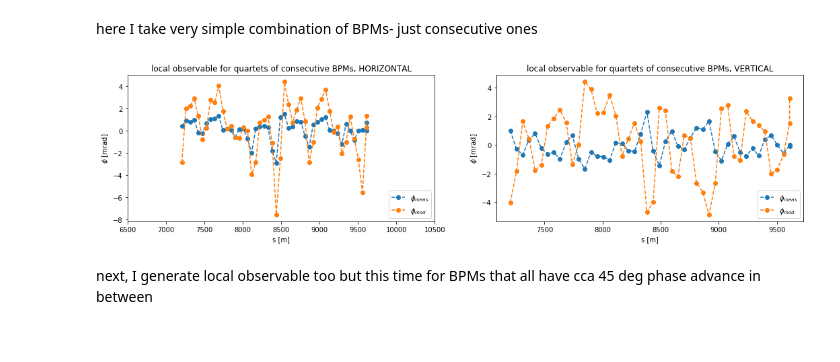
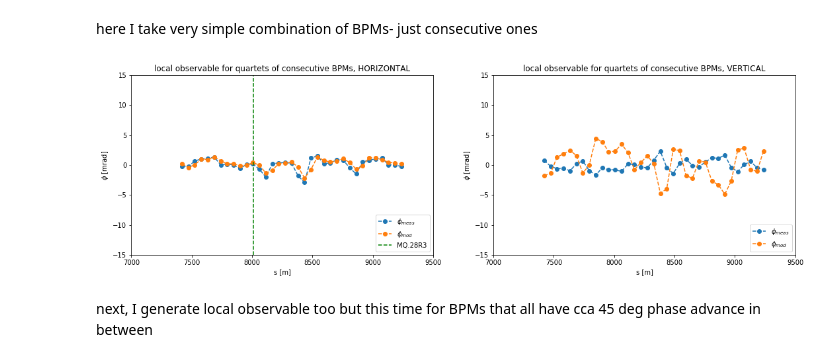
Before and after one commit to sebastiankalos/CERN_2021, a Jupyter notebook: local_observable.ipynb, the cells around one changed output. Cells and saved outputs as stored; diff of their text form; code cells hidden in the pictures.

```diff
--- a/local_observable.ipynb
+++ b/local_observable.ipynb
@@ -402,17 +415,20 @@ def get_h_bar(BPM_i_name, BPM_j_name, df, df_perturb):
 
         delta_K1L = df_perturb.loc[w, 'field error'] # integrated field error, the only part of the bit that goes from PERTURBED version!
 
+        L = df_perturb.loc[w, 'L']
+
         phi_w_mod_x = df.loc[w, 'MUX'] # horizontal phase at w-th element (model, UNperturebd)
         phi_w_mod_y = df.loc[w, 'MUY'] # vertical phase at w-th element (model, UNperturebd)
 
         phi_wj_mod_x = (BPM_j_phase_x - phi_w_mod_x)*2*np.pi #horizontal phase advance between w-th element and BPM j (rad)
         phi_wj_mod_y = (BPM_j_phase_y - phi_w_mod_y)*2*np.pi #vertical phase advance between w-th element and BPM j (rad)
 
-        bit_x = beta_w_mod_x * delta_K1L * (np.sin(phi_wj_mod_x))**2 #calculate the whole bit
+        bit_x = beta_w_mod_x * delta_K1L / L * (np.sin(phi_wj_mod_x))**2 #calculate the whole bit
         bit_y = beta_w_mod_y * delta_K1L * (np.sin(phi_wj_mod_y))**2
 
-        bits_x.append(bit_x) #append bit
-        bits_y.append(bit_y)
+        if L>0:
+            bits_x.append(bit_x) #append bit
+            bits_y.append(bit_y)
 
     #sum bits and return h_bar
     h_bar_x = sum(bits_x)
@@ -486,8 +502,8 @@ criterion1 = df['element type'] == "MONITOR" #element needs to be a BPM monitor
 criterion2 = df['name'].map(lambda name: name.endswith('.B1')) #element name needs to end with ".B1"
 criterion3 = df['name'].map(lambda name: name.startswith('BPM')) # element name needs to start with "BPM"
 #the following two criteria only restrict BPMs from one arc:
-criterion4 = df['s'] >= 7200
-criterion5 = df['s'] <= 9700
+criterion4 = df['s'] >= 7400
+criterion5 = df['s'] <= 9500
 
 BPMs_arc = df.loc[(criterion1) & (criterion2) & (criterion3) & (criterion4) & (criterion5)] #extract dataframe with BPMs only (from one arc, UNPERTURBED version, need to satisfy criteria above)
 
@@ -527,32 +543,41 @@ for w in range(0, len(BPMs_arc_names)-4): #go over the list of extracted BPMs fr
     PHI_mod_x_list.append(PHI_mod_x*1000)
     PHI_mod_y_list.append(PHI_mod_y*1000)
 # %%
-fig, (plt1, plt2) = plt.subplots(1, 2, figsize=(18, 4)) #initialize a double plot
+fig, (plt1, plt2) = plt.subplots(1, 2, figsize=(18, 5)) #initialize a double plot
 
 #limits for plotting
-x_min = 6500
-x_max = 10500
+x_min = 7000
+x_max = 9500
+
+y_min = -15
+y_max = 15
 
 #first plot - X axis local observable
 plt1.plot(BPMs_arc_s[:len(BPMs_arc_s)-4], PHI_meas_x_list, label=r'$\phi_{meas}$', marker='o', linestyle='dashed')
 plt1.plot(BPMs_arc_s[:len(BPMs_arc_s)-4], PHI_mod_x_list, label=r'$\phi_{mod}$', marker='o', linestyle='dashed')
-plt1.legend(loc="lower right")
 plt1.set_xlabel('s [m]')
 plt1.set_ylabel(r'$\phi$ [mrad]')
 plt1.set_xlim(x_min, x_max)
+plt1.set_ylim(y_min, y_max)
 plt1.set_title('local observable for quartets of consecutive BPMs, HORIZONTAL')
+
+MQ28R3_s = 8.01038731276820e+03
+plt1.axvline(x=MQ28R3_s, linestyle='--',color='green', label="MQ.28R3")
+plt1.legend(loc="lower right")
 
 #second plot - Y axis
 plt2.plot(BPMs_arc_s[:len(BPMs_arc_s)-4], PHI_meas_y_list, label=r'$\phi_{meas}$', marker='o', linestyle='dashed')
 plt2.plot(BPMs_arc_s[:len(BPMs_arc_s)-4], PHI_mod_y_list, label=r'$\phi_{mod}$', marker='o', linestyle='dashed')
 plt2.legend(loc="lower right")
 plt2.set_xlabel('s [m]')
 plt2.set_ylabel(r'$\phi$ [mrad]')
+plt2.set_xlim(x_min, x_max)
+plt2.set_ylim(y_min, y_max)
 plt2.set_title('local observable for quartets of consecutive BPMs, VERTICAL')
 
 plt.savefig('arc_observable.png', dpi=300)
 # %% [output]
-[figure, old version]
+[figure, new version]
 # %% [markdown]
 next, I generate local observable too but this time for BPMs that all have cca 45 deg phase advance in between
 # %%
```
Also changed, not shown: parts of 7 cells of this notebook, 7 other files.
